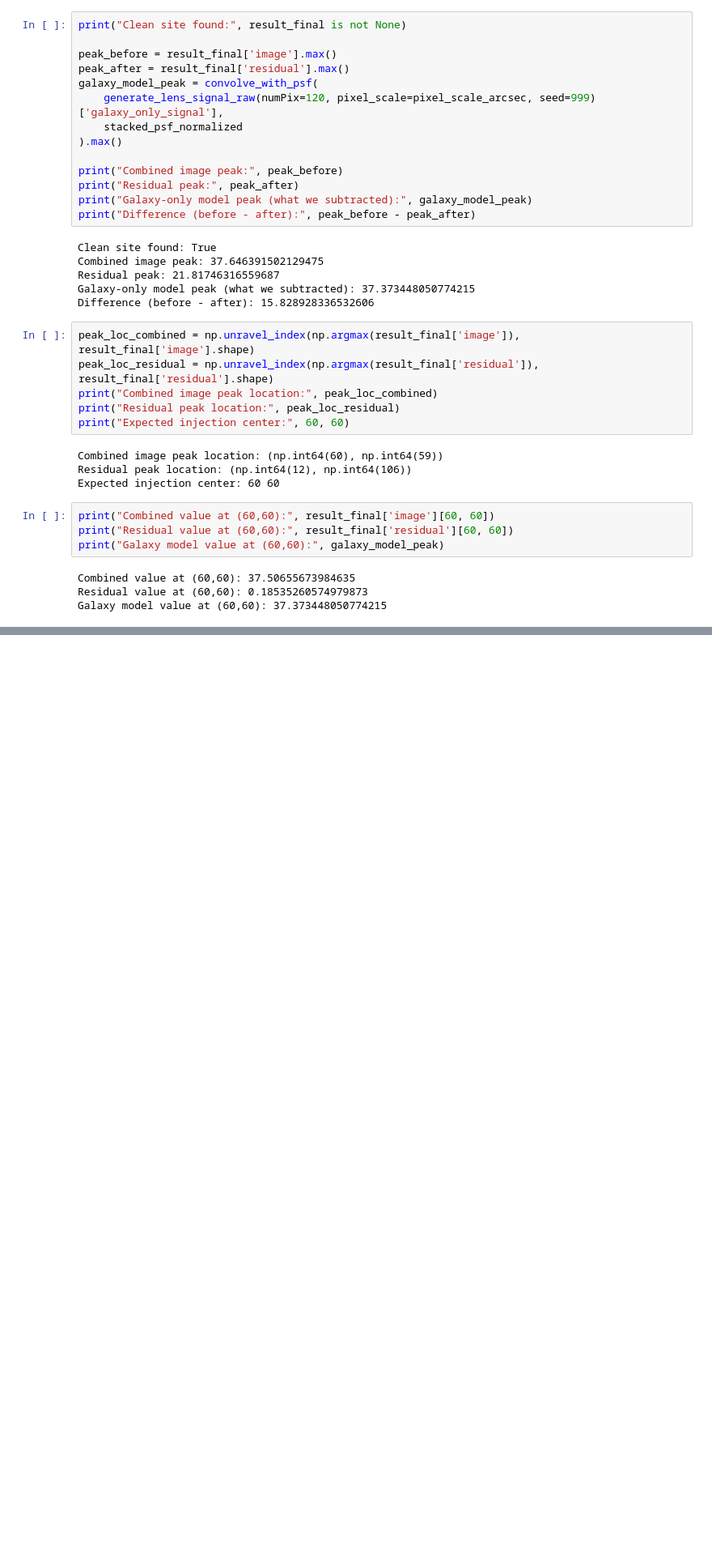
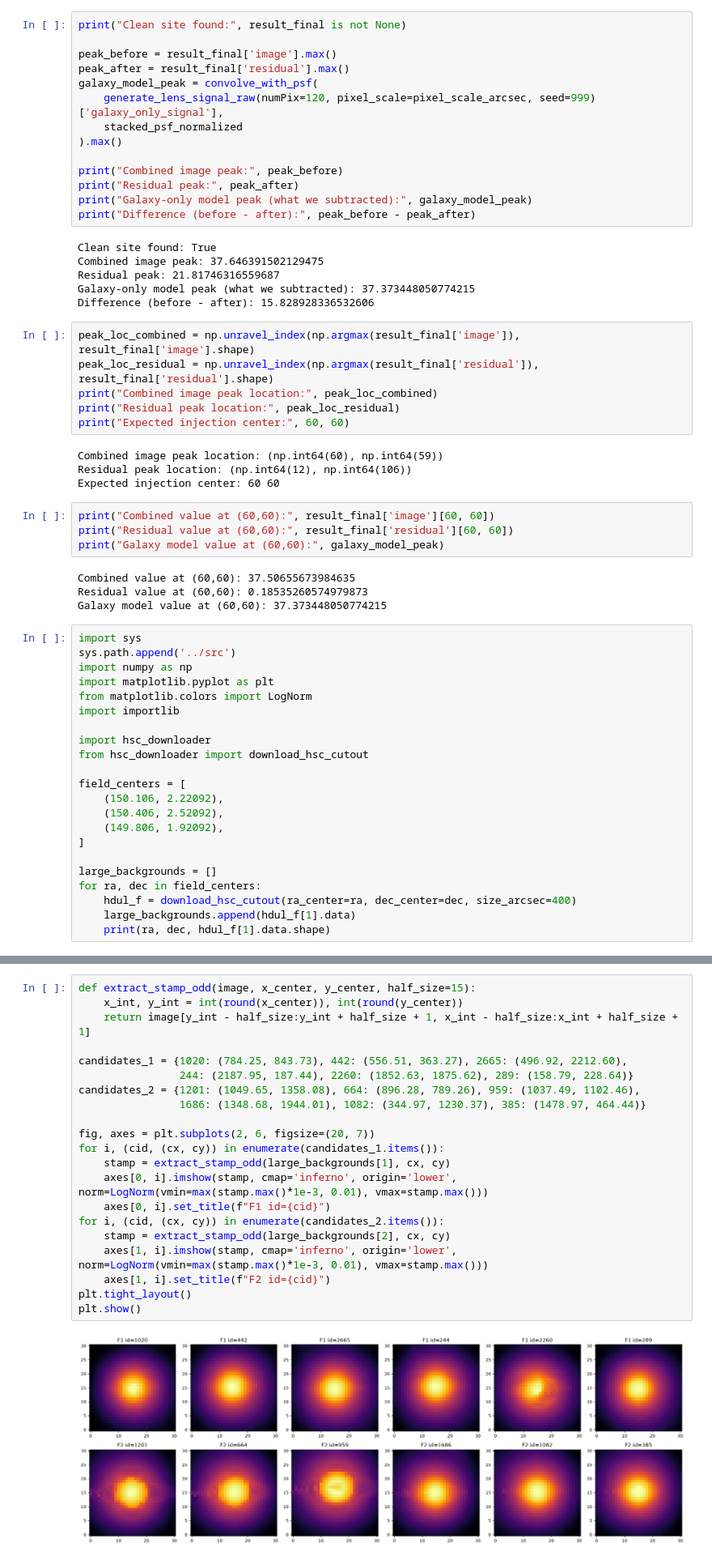
Before and after one commit to ekanshgouttam/gravitational-lens-engine, a Jupyter notebook: notebooks/03_hsc_real_backgrounds.ipynb, the cells around one changed output, grey strips where cells are left out. Shown at 81% size. Cells and saved outputs as stored; diff of their text form; blank space fills up the shorter version.

```diff
--- a/notebooks/03_hsc_real_backgrounds.ipynb
+++ b/notebooks/03_hsc_real_backgrounds.ipynb
@@ -801,3 +794,25 @@ print("Galaxy model value at (60,60):", galaxy_model_peak)
 Combined value at (60,60): 37.50655673984635
 Residual value at (60,60): 0.18535260574979873
 Galaxy model value at (60,60): 37.373448050774215
+# %%
+import sys
+sys.path.append('../src')
+import numpy as np
+import matplotlib.pyplot as plt
+from matplotlib.colors import LogNorm
+import importlib
+
+import hsc_downloader
+from hsc_downloader import download_hsc_cutout
+
+field_centers = [
+    (150.106, 2.22092),
+    (150.406, 2.52092),
+    (149.806, 1.92092),
+]
+
+large_backgrounds = []
+for ra, dec in field_centers:
+    hdul_f = download_hsc_cutout(ra_center=ra, dec_center=dec, size_arcsec=400)
+    large_backgrounds.append(hdul_f[1].data)
+    print(ra, dec, hdul_f[1].data.shape)
@@ -803,0 +851,23 @@ Galaxy model value at (60,60): 37.373448050774215
+# %%
+def extract_stamp_odd(image, x_center, y_center, half_size=15):
+    x_int, y_int = int(round(x_center)), int(round(y_center))
+    return image[y_int - half_size:y_int + half_size + 1, x_int - half_size:x_int + half_size + 1]
+
+candidates_1 = {1020: (784.25, 843.73), 442: (556.51, 363.27), 2665: (496.92, 2212.60),
+                244: (2187.95, 187.44), 2260: (1852.63, 1875.62), 289: (158.79, 228.64)}
+candidates_2 = {1201: (1049.65, 1358.08), 664: (896.28, 789.26), 959: (1037.49, 1102.46),
+                1686: (1348.68, 1944.01), 1082: (344.97, 1230.37), 385: (1478.97, 464.44)}
+
+fig, axes = plt.subplots(2, 6, figsize=(20, 7))
+for i, (cid, (cx, cy)) in enumerate(candidates_1.items()):
+    stamp = extract_stamp_odd(large_backgrounds[1], cx, cy)
+    axes[0, i].imshow(stamp, cmap='inferno', origin='lower', norm=LogNorm(vmin=max(stamp.max()*1e-3, 0.01), vmax=stamp.max()))
+    axes[0, i].set_title(f"F1 id={cid}")
+for i, (cid, (cx, cy)) in enumerate(candidates_2.items()):
+    stamp = extract_stamp_odd(large_backgrounds[2], cx, cy)
+    axes[1, i].imshow(stamp, cmap='inferno', origin='lower', norm=LogNorm(vmin=max(stamp.max()*1e-3, 0.01), vmax=stamp.max()))
+    axes[1, i].set_title(f"F2 id={cid}")
+plt.tight_layout()
+plt.show()
+# %% [output]
+[figure, added]
```
Also changed, not shown: parts of 16 cells of this notebook, 1 other file.
